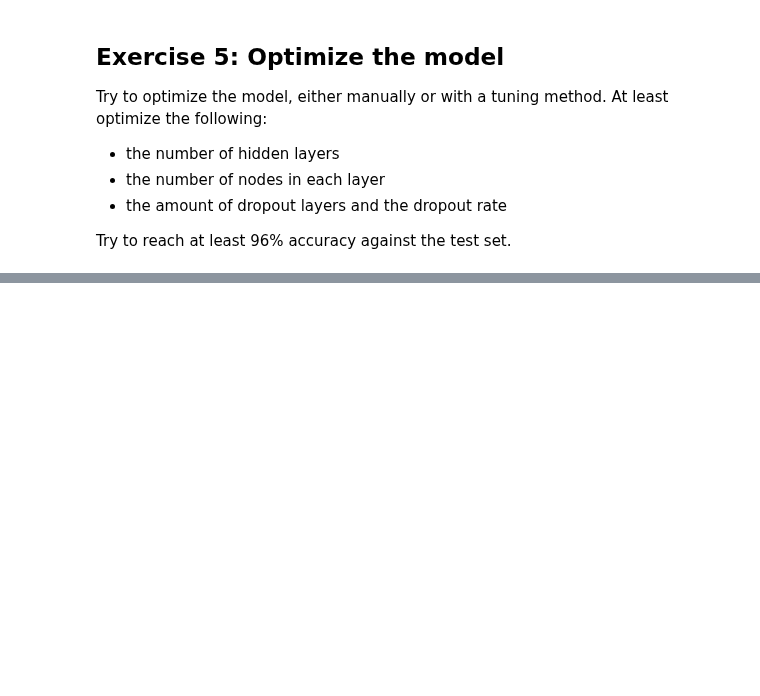
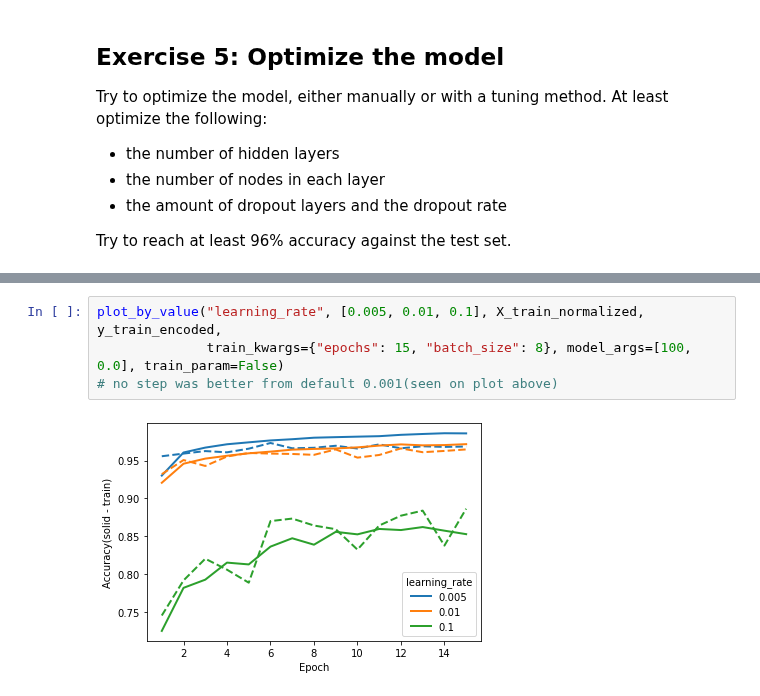
Before and after one commit to gekas145/tue-ml-course, a Jupyter notebook: labs/Lab 6 - Neural Networks.ipynb, the cells around one changed output, grey strips where cells are left out. Cells and saved outputs as stored; diff of their text form; blank space fills up the shorter version.

```diff
--- a/labs/Lab 6 - Neural Networks.ipynb
+++ b/labs/Lab 6 - Neural Networks.ipynb
@@ -167,0 +224,6 @@ Try to reach at least 96% accuracy against the test set.
+# %%
+plot_by_value("learning_rate", [0.005, 0.01, 0.1], X_train_normalized, y_train_encoded,
+              train_kwargs={"epochs": 15, "batch_size": 8}, model_args=[100, 0.0], train_param=False)
+# no step was better from default 0.001(seen on plot above)
+# %% [output]
+[figure, added]
```
Also changed, not shown: parts of 19 cells of this notebook.
